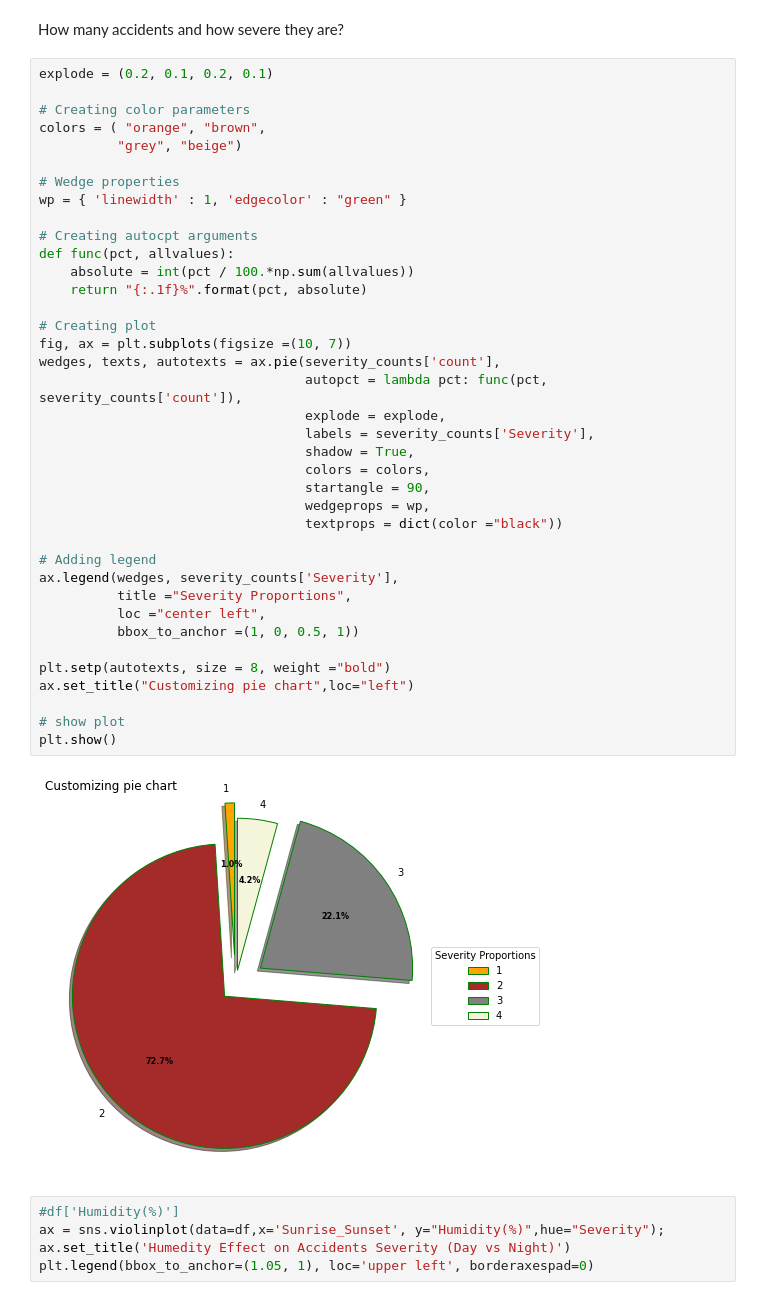
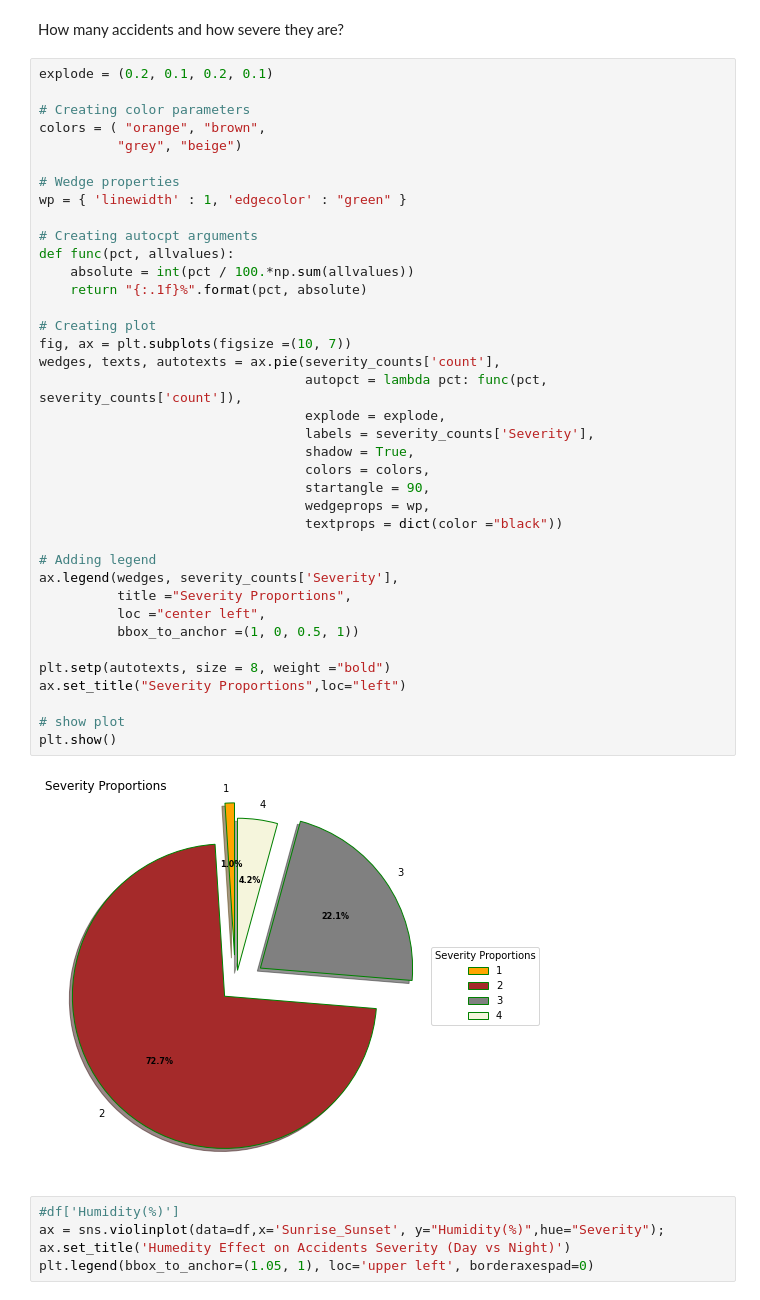
Before and after one commit to Mahmoud1001/Data-Analysis-NanoDegree, a Jupyter notebook: Mahmoud.ipynb, the cells around one changed output. Drawn from its saved outputs; the diff is of its cells as text.

```diff
--- a/Mahmoud.ipynb
+++ b/Mahmoud.ipynb
@@ -65,35 +65,35 @@ colors = ( "orange", "brown",
 wp = { 'linewidth' : 1, 'edgecolor' : "green" }
 
 # Creating autocpt arguments
 def func(pct, allvalues):
     absolute = int(pct / 100.*np.sum(allvalues))
     return "{:.1f}%".format(pct, absolute)
 
 # Creating plot
 fig, ax = plt.subplots(figsize =(10, 7))
 wedges, texts, autotexts = ax.pie(severity_counts['count'],
                                   autopct = lambda pct: func(pct, severity_counts['count']),
                                   explode = explode,
                                   labels = severity_counts['Severity'],
                                   shadow = True,
                                   colors = colors,
                                   startangle = 90,
                                   wedgeprops = wp,
                                   textprops = dict(color ="black"))
 
 # Adding legend
 ax.legend(wedges, severity_counts['Severity'],
           title ="Severity Proportions",
           loc ="center left",
           bbox_to_anchor =(1, 0, 0.5, 1))
 
 plt.setp(autotexts, size = 8, weight ="bold")
-ax.set_title("Customizing pie chart",loc="left")
+ax.set_title("Severity Proportions",loc="left")
 
 # show plot
 plt.show()
 # %% [output]
-[figure, old version]
+[figure, new version]
 # %%
 #df['Humidity(%)']
 ax = sns.violinplot(data=df,x='Sunrise_Sunset', y="Humidity(%)",hue="Severity");
```
